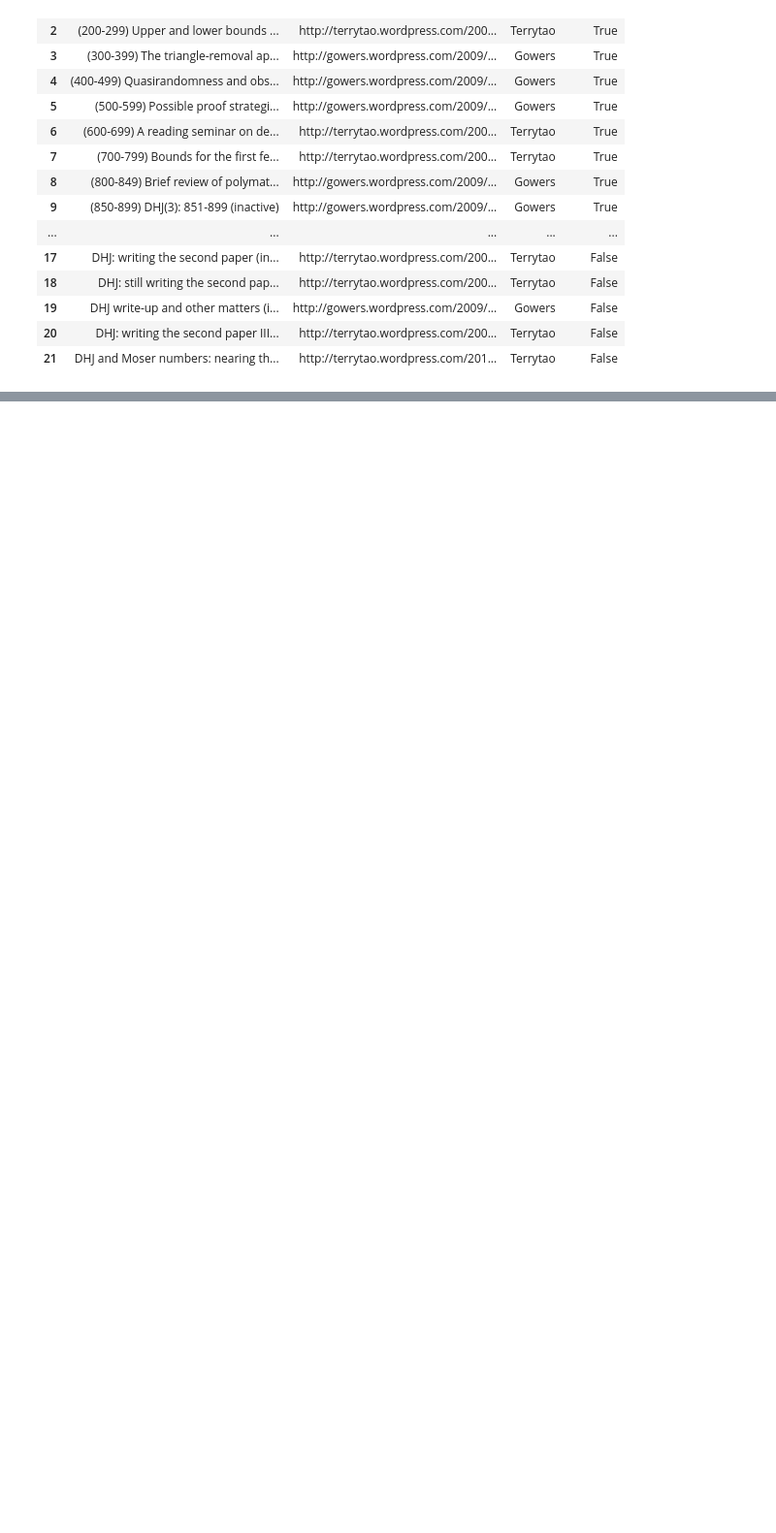
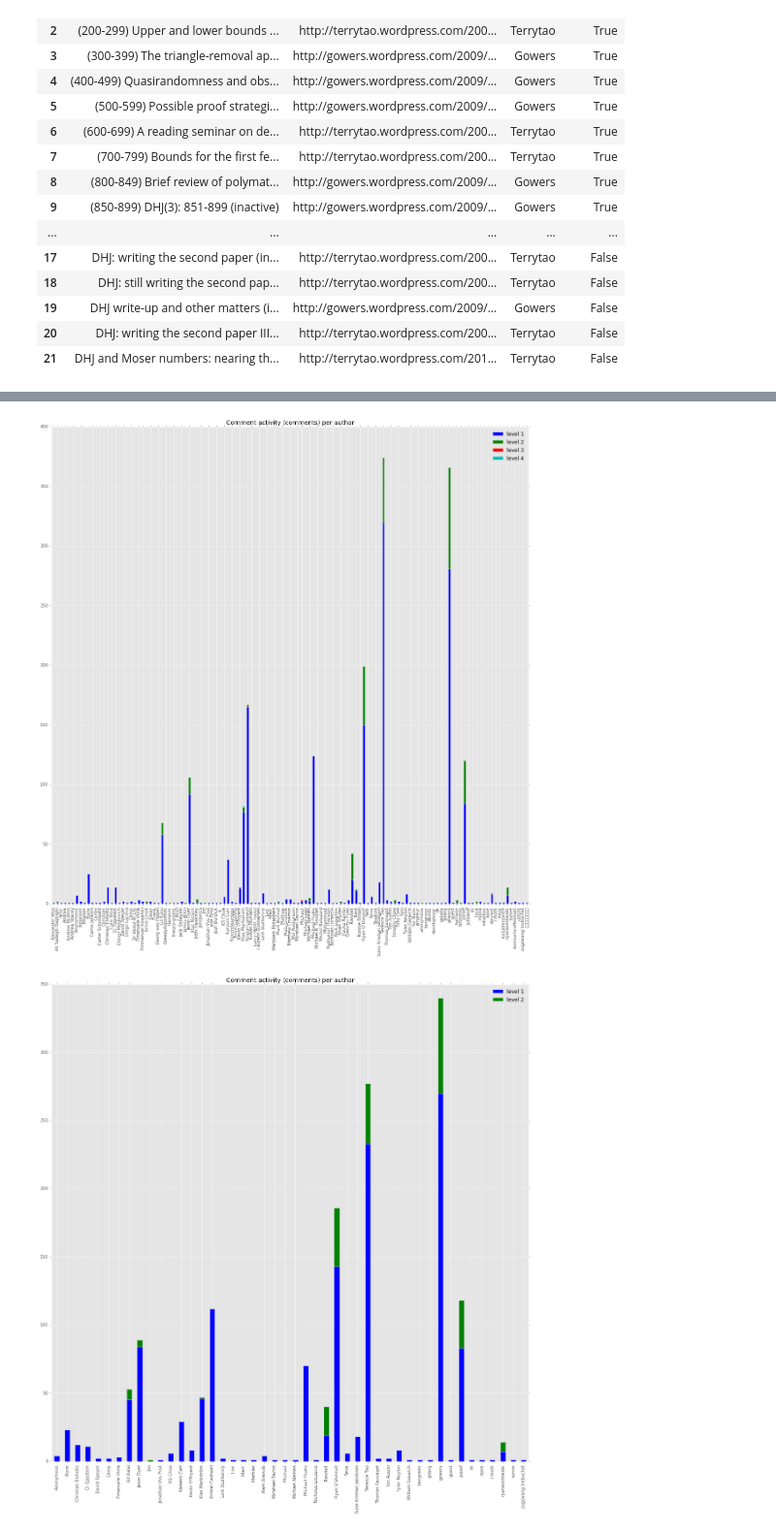
Before and after one commit to patrickallo/mathpracmod, a Jupyter notebook: PolymathGeneric.ipynb, the cells around one changed output, grey strips where cells are left out. Shown at 97% size. Saved outputs shown, nothing was run; the diff lists cells and outputs as text; code cells hidden in the pictures; blank space fills up the shorter version.

```diff
--- a/PolymathGeneric.ipynb
+++ b/PolymathGeneric.ipynb
@@ -193,4 +200,7 @@ PM1_FRAME['d_network'].dropna().iloc[-1].draw_graph(title="Polymath 1 Discussion
 # %%
-PM1_FRAME['network'].iloc[-1].plot_author_count(y_intervals=20)
-PM1_FRAME['r_network'].dropna().iloc[-1].plot_author_count(y_intervals=20)
-PM1_FRAME['d_network'].dropna().iloc[-1].plot_author_count(y_intervals=20)
+PM1_FRAME['network'].iloc[-1].plot_author_activity_bar()
+PM1_FRAME['r_network'].dropna().iloc[-1].plot_author_activity_bar()
+PM1_FRAME['d_network'].dropna().iloc[-1].plot_author_activity_bar()
+# %% [output]
+[figure, added]
+[figure, added]
```
Also changed, not shown: parts of 10 cells of this notebook, 23 other files.
